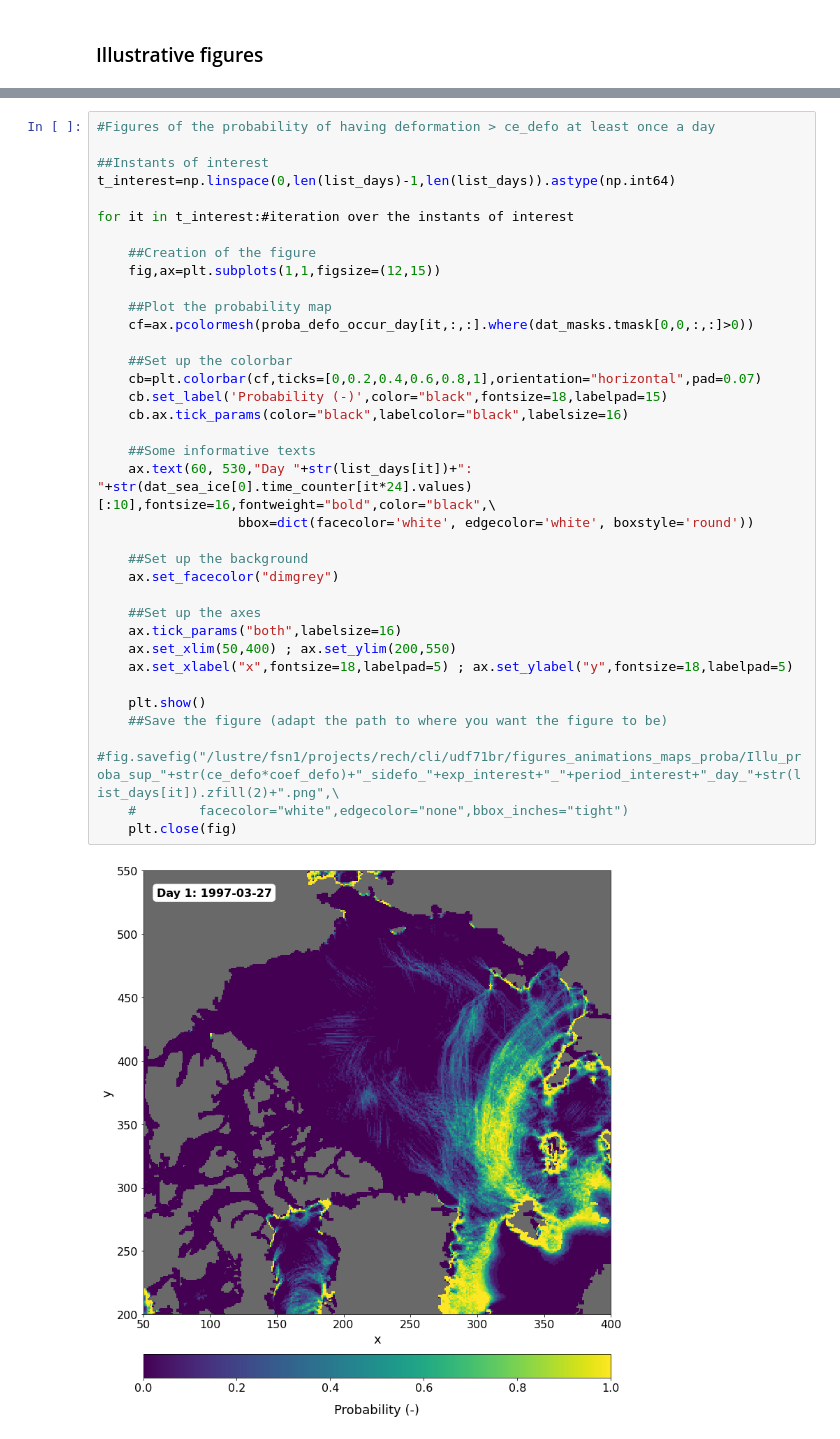
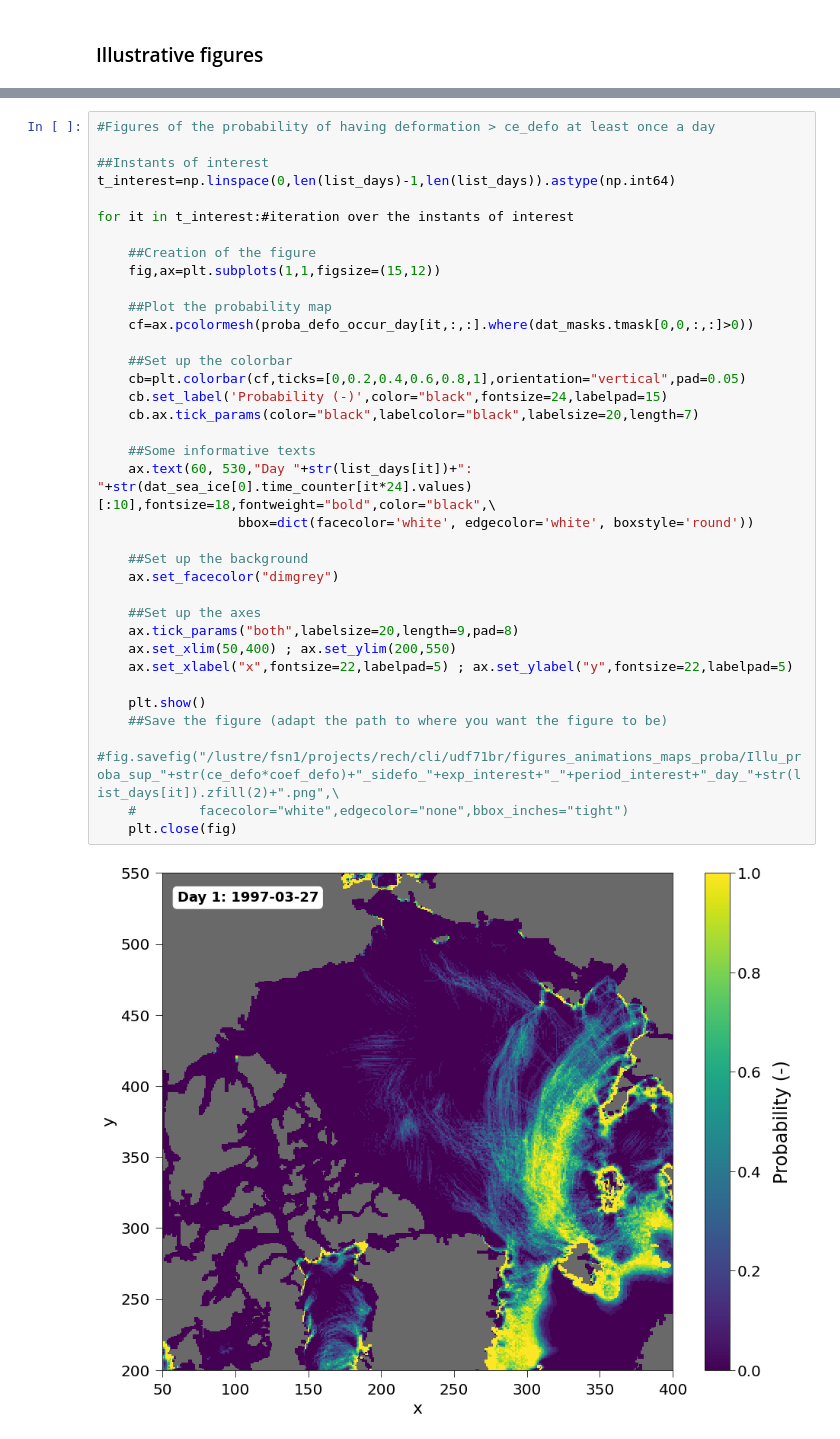
Before and after one commit to cmems-arcticbliss/Fiol2026, a Jupyter notebook: Probability_maps_defo.ipynb, the cells around one changed output, grey strips where cells are left out. Saved outputs shown, nothing was run; the diff lists cells and outputs as text.

```diff
--- a/Probability_maps_defo.ipynb
+++ b/Probability_maps_defo.ipynb
@@ -182,38 +181,38 @@ print(np.shape(dat_concentration_daily),np.shape(dat_concentration_mean_period))
 # %%
 #Figures of the probability of having deformation > ce_defo at least once a day
 
 ##Instants of interest
 t_interest=np.linspace(0,len(list_days)-1,len(list_days)).astype(np.int64)
 
 for it in t_interest:#iteration over the instants of interest
 
     ##Creation of the figure
-    fig,ax=plt.subplots(1,1,figsize=(12,15))
+    fig,ax=plt.subplots(1,1,figsize=(15,12))
 
     ##Plot the probability map
     cf=ax.pcolormesh(proba_defo_occur_day[it,:,:].where(dat_masks.tmask[0,0,:,:]>0))
 
     ##Set up the colorbar
-    cb=plt.colorbar(cf,ticks=[0,0.2,0.4,0.6,0.8,1],orientation="horizontal",pad=0.07)
-    cb.set_label('Probability (-)',color="black",fontsize=18,labelpad=15)
-    cb.ax.tick_params(color="black",labelcolor="black",labelsize=16)
+    cb=plt.colorbar(cf,ticks=[0,0.2,0.4,0.6,0.8,1],orientation="vertical",pad=0.05)
+    cb.set_label('Probability (-)',color="black",fontsize=24,labelpad=15)
+    cb.ax.tick_params(color="black",labelcolor="black",labelsize=20,length=7)
 
     ##Some informative texts
-    ax.text(60, 530,"Day "+str(list_days[it])+": "+str(dat_sea_ice[0].time_counter[it*24].values)[:10],fontsize=16,fontweight="bold",color="black",\
+    ax.text(60, 530,"Day "+str(list_days[it])+": "+str(dat_sea_ice[0].time_counter[it*24].values)[:10],fontsize=18,fontweight="bold",color="black",\
                   bbox=dict(facecolor='white', edgecolor='white', boxstyle='round'))
 
     ##Set up the background
     ax.set_facecolor("dimgrey")
 
     ##Set up the axes
-    ax.tick_params("both",labelsize=16)
+    ax.tick_params("both",labelsize=20,length=9,pad=8)
     ax.set_xlim(50,400) ; ax.set_ylim(200,550)
-    ax.set_xlabel("x",fontsize=18,labelpad=5) ; ax.set_ylabel("y",fontsize=18,labelpad=5)
+    ax.set_xlabel("x",fontsize=22,labelpad=5) ; ax.set_ylabel("y",fontsize=22,labelpad=5)
 
     plt.show()
     ##Save the figure (adapt the path to where you want the figure to be)
     #fig.savefig("/lustre/fsn1/projects/rech/cli/udf71br/figures_animations_maps_proba/Illu_proba_sup_"+str(ce_defo*coef_defo)+"_sidefo_"+exp_interest+"_"+period_interest+"_day_"+str(list_days[it]).zfill(2)+".png",\
     #        facecolor="white",edgecolor="none",bbox_inches="tight")
     plt.close(fig)
 # %% [output]
-[figure, old version]
+[figure, new version]
```
Also changed, not shown: parts of 17 cells of this notebook, 3 other files.
